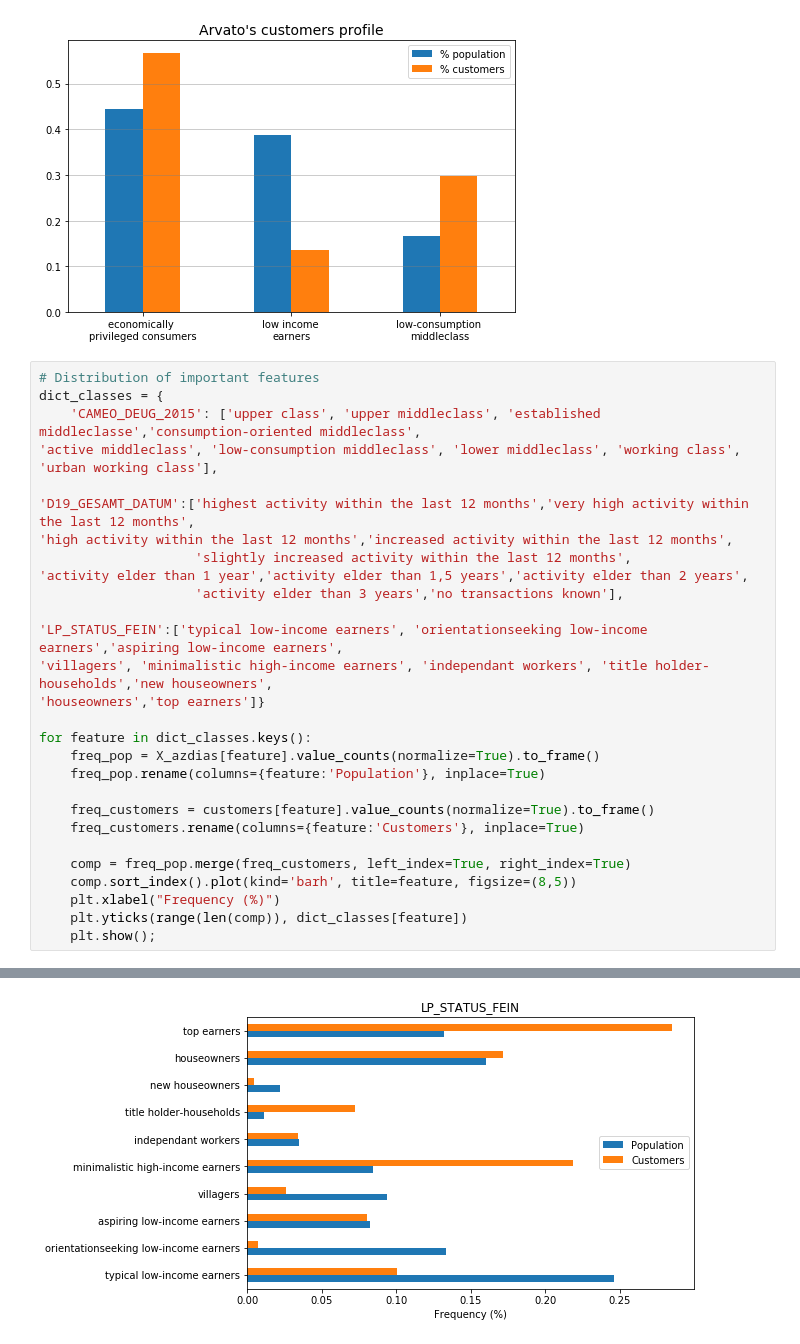
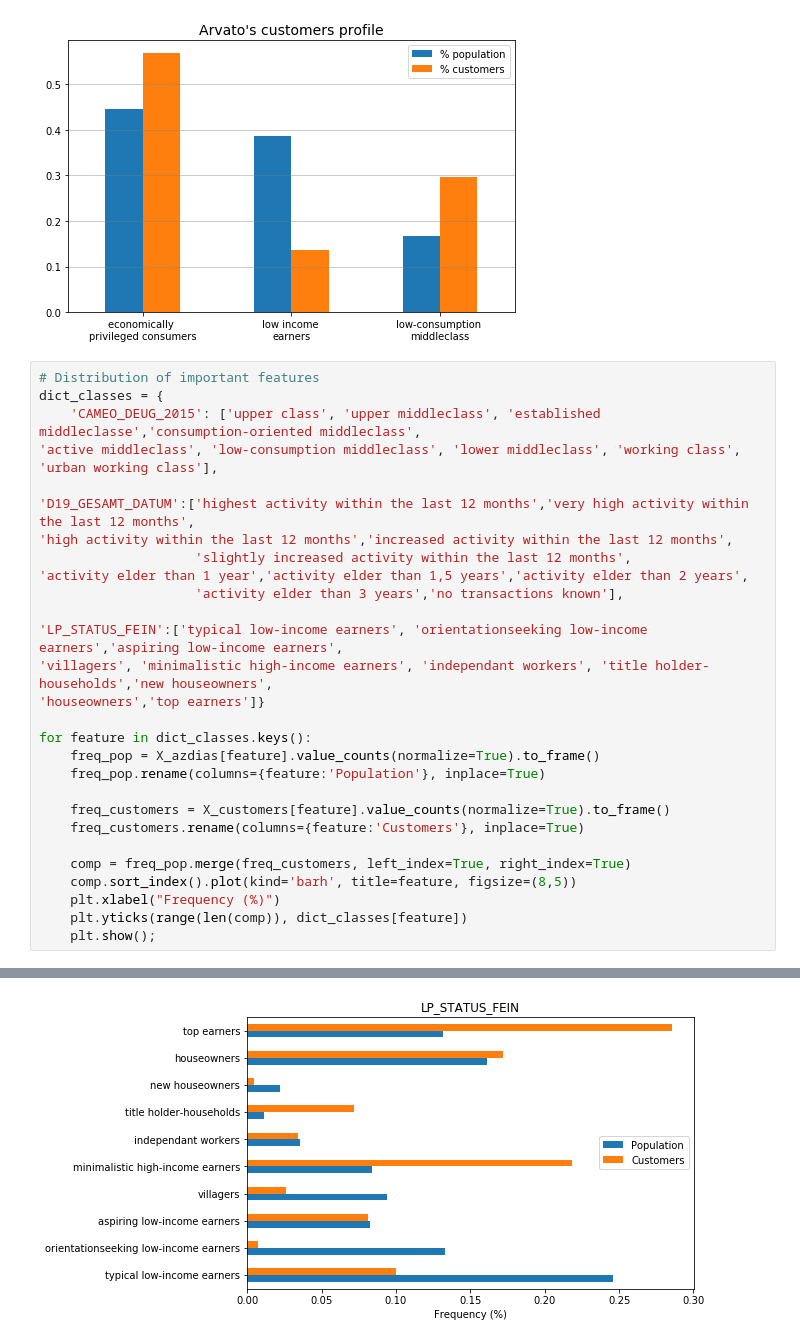
Before and after one commit to captorres/Arvato-Financial-Services, a Jupyter notebook: Arvato Project Workbook 1 - Segmentation.ipynb, the cells around one changed output, grey strips where cells are left out. Saved outputs shown, nothing was run; the diff lists cells and outputs as text.

```diff
--- a/Arvato Project Workbook 1 - Segmentation.ipynb
+++ b/Arvato Project Workbook 1 - Segmentation.ipynb
@@ -294,32 +290,32 @@ plt.show();
 # %%
 # Distribution of important features
 dict_classes = {
     'CAMEO_DEUG_2015': ['upper class', 'upper middleclass', 'established middleclasse','consumption-oriented middleclass',
 'active middleclass', 'low-consumption middleclass', 'lower middleclass', 'working class', 'urban working class'],
 
 'D19_GESAMT_DATUM':['highest activity within the last 12 months','very high activity within the last 12 months',
 'high activity within the last 12 months','increased activity within the last 12 months',
                     'slightly increased activity within the last 12 months',
 'activity elder than 1 year','activity elder than 1,5 years','activity elder than 2 years',
                     'activity elder than 3 years','no transactions known'],
 
 'LP_STATUS_FEIN':['typical low-income earners', 'orientationseeking low-income earners','aspiring low-income earners',
 'villagers', 'minimalistic high-income earners', 'independant workers', 'title holder-households','new houseowners',
 'houseowners','top earners']}
 
 for feature in dict_classes.keys():
     freq_pop = X_azdias[feature].value_counts(normalize=True).to_frame()
     freq_pop.rename(columns={feature:'Population'}, inplace=True)
 
-    freq_customers = customers[feature].value_counts(normalize=True).to_frame()
+    freq_customers = X_customers[feature].value_counts(normalize=True).to_frame()
     freq_customers.rename(columns={feature:'Customers'}, inplace=True)
 
     comp = freq_pop.merge(freq_customers, left_index=True, right_index=True)
     comp.sort_index().plot(kind='barh', title=feature, figsize=(8,5))
     plt.xlabel("Frequency (%)")
     plt.yticks(range(len(comp)), dict_classes[feature])
     plt.show();
 # %% [output]
 [figure]
 [figure]
-[figure, old version]
+[figure, new version]
```
Also changed, not shown: parts of 7 cells of this notebook, 6 other files.
